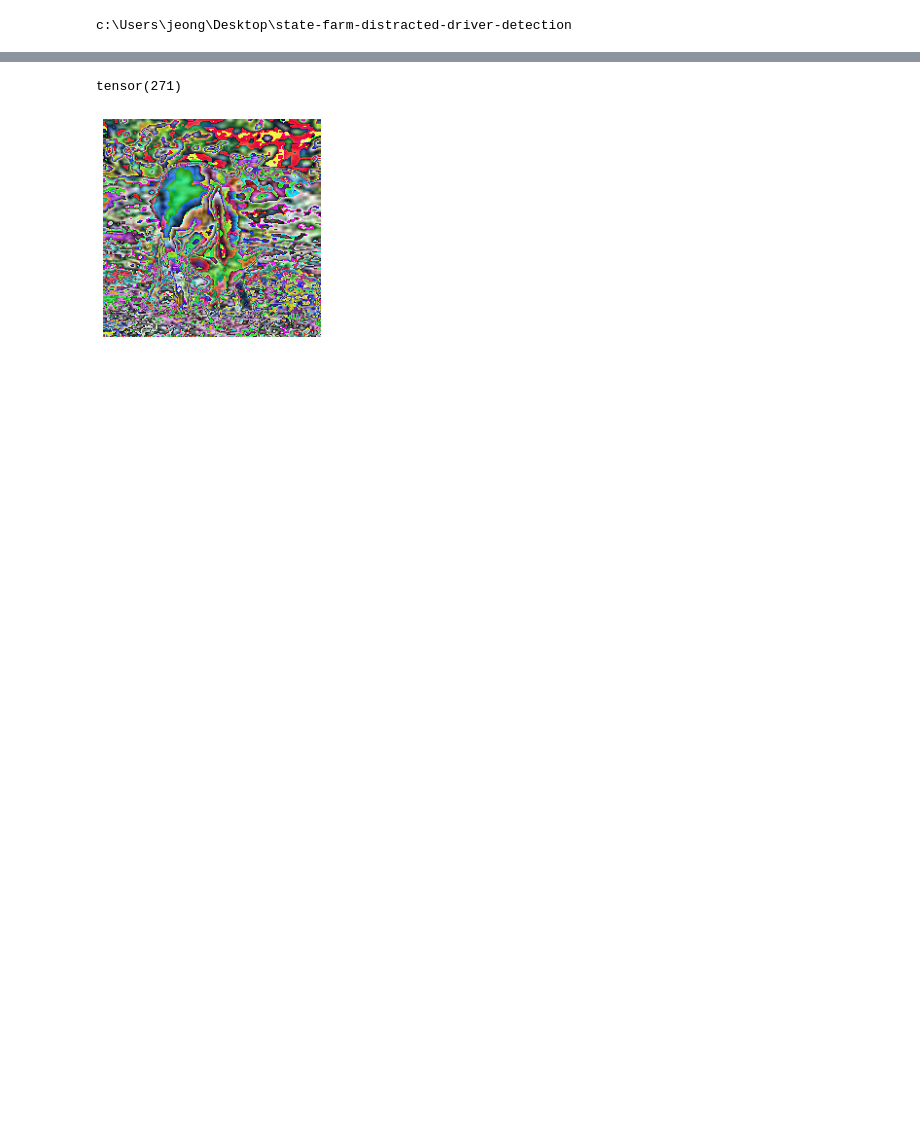
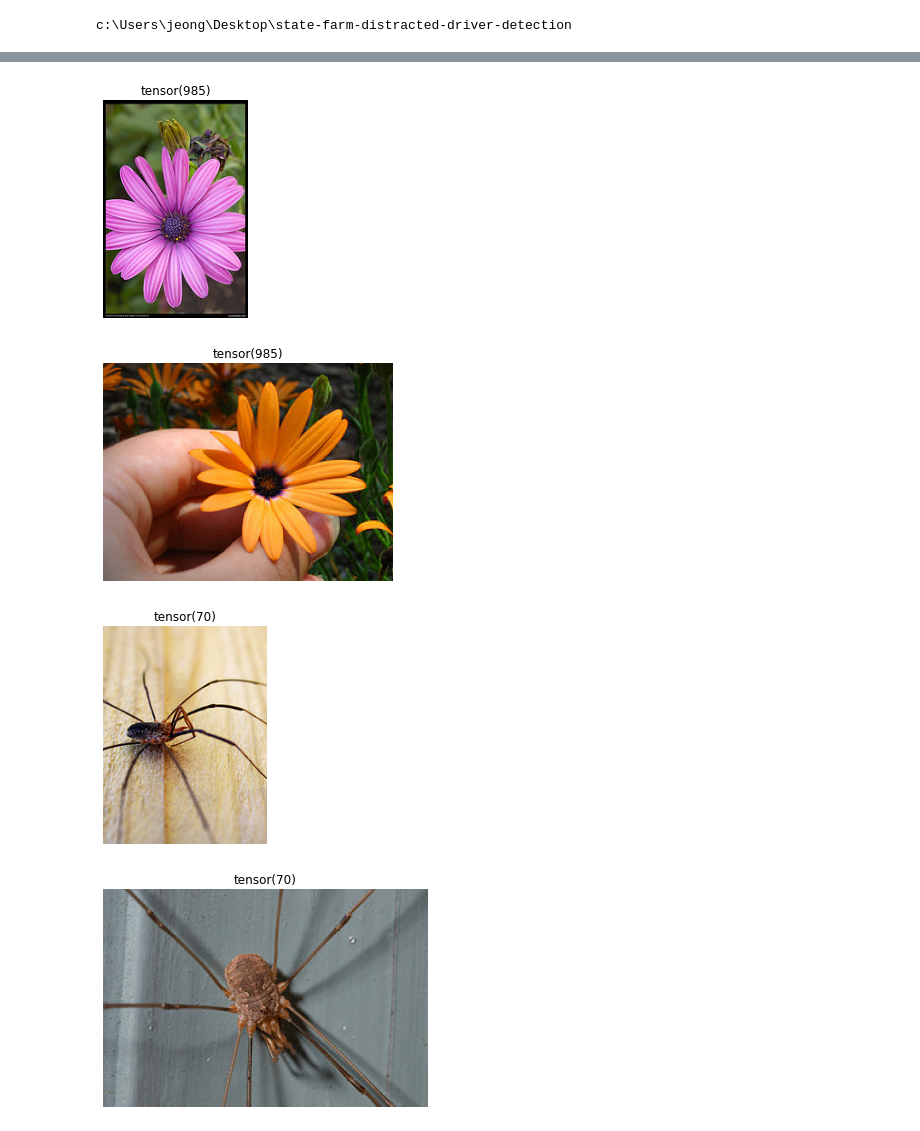
Before and after one commit to jeongroseok/state-farm-distracted-driver-detection, a Jupyter notebook: notebooks/model-validation.ipynb, the cells around one changed output, grey strips where cells are left out. Saved outputs shown, nothing was run; the diff lists cells and outputs as text; code cells hidden in the pictures; blank space fills up the shorter version.

Commit message:
Modified model-validation.ipynb for imagenet

```diff
--- a/notebooks/model-validation.ipynb
+++ b/notebooks/model-validation.ipynb
@@ -35,20 +36,27 @@ model.load_state_dict(state_dict_pretrained)
 # %%
-img = Image.open("data/fox.jpg")
+img_0 = Image.open("data/img0.jpg")
+img_1 = Image.open("data/img1.jpg")
+img_2 = Image.open("data/img2.jpg")
+img_3 = Image.open("data/img3.jpg")
 
 transform = transforms.Compose([
     transforms.Resize((224, 224)),
     transforms.ToTensor(),
     transforms.Normalize(mean=[0.485, 0.456, 0.406], std=[0.229, 0.224, 0.225]),
 ])
 
-x = transform(img)
-x.unsqueeze_(0)
-y = model(x)
+def visualize_prediction(img):
+    x = transform(img)
+    x.unsqueeze_(0)
+    y = model(x)
+    plt.axis('off'); plt.title(y[0].argmax()); plt.imshow(img); plt.show()
 
-print(y[0].argmax())
+visualize_prediction(img_0)
+visualize_prediction(img_1)
+visualize_prediction(img_2)
+visualize_prediction(img_3)
 # %% [output]
-tensor(271)
+[figure, added]
+[figure, added]
+[figure, added]
+[figure, added]
-# %%
-plt.axis('off'); plt.imshow(transforms.ToPILImage()(x[0]).convert("RGB")); plt.show()
-# %% [output]
-[figure, removed]
```
Also changed, not shown: parts of 1 cell of this notebook, 1 other file.
